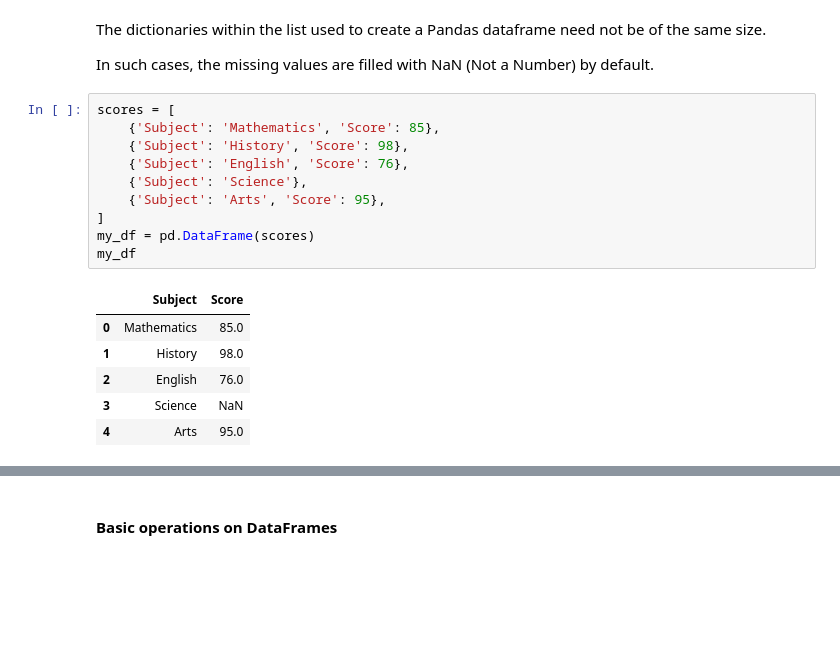
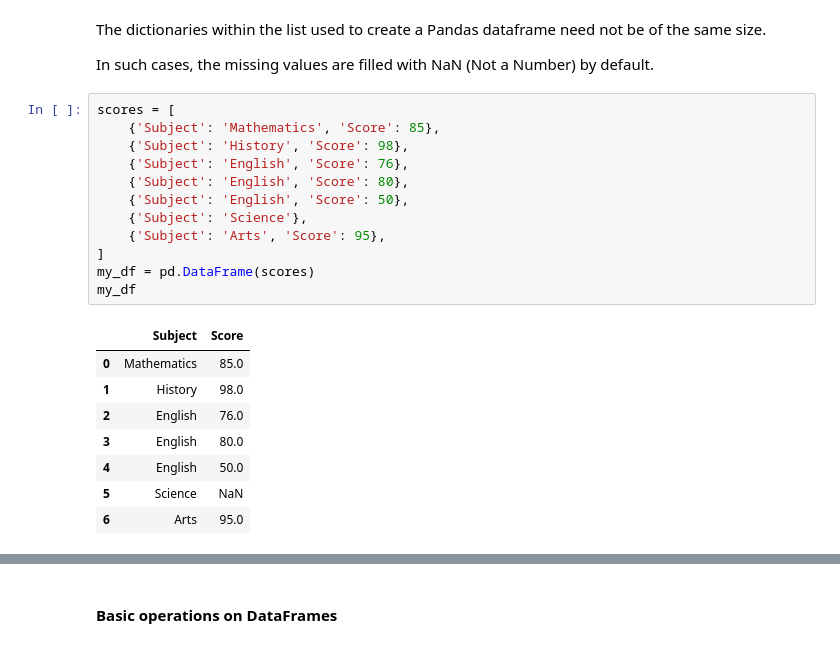
Before and after one commit to zuilpirola/EDA, a Jupyter notebook: Practical/Week2/pandas_review_student.ipynb, the cells around one changed output, grey strips where cells are left out. Saved outputs shown, nothing was run; the diff lists cells and outputs as text; blank space fills up the shorter version.

```diff
--- a/Practical/Week2/pandas_review_student.ipynb
+++ b/Practical/Week2/pandas_review_student.ipynb
@@ -307,17 +396,21 @@ In such cases, the missing values are filled with NaN (Not a Number) by default.
 # %%
 scores = [
     {'Subject': 'Mathematics', 'Score': 85},
     {'Subject': 'History', 'Score': 98},
     {'Subject': 'English', 'Score': 76},
+    {'Subject': 'English', 'Score': 80},
+    {'Subject': 'English', 'Score': 50},
     {'Subject': 'Science'},
     {'Subject': 'Arts', 'Score': 95},
 ]
 my_df = pd.DataFrame(scores)
 my_df
 # %% [output]
 |  | Subject | Score |
 | 0 | Mathematics | 85.0 |
 | 1 | History | 98.0 |
 | 2 | English | 76.0 |
-| 3 | Science | NaN |
-| 4 | Arts | 95.0 |
+| 3 | English | 80.0 |
+| 4 | English | 50.0 |
+| 5 | Science | NaN |
+| 6 | Arts | 95.0 |
```
Also changed, not shown: parts of 16 cells of this notebook.
